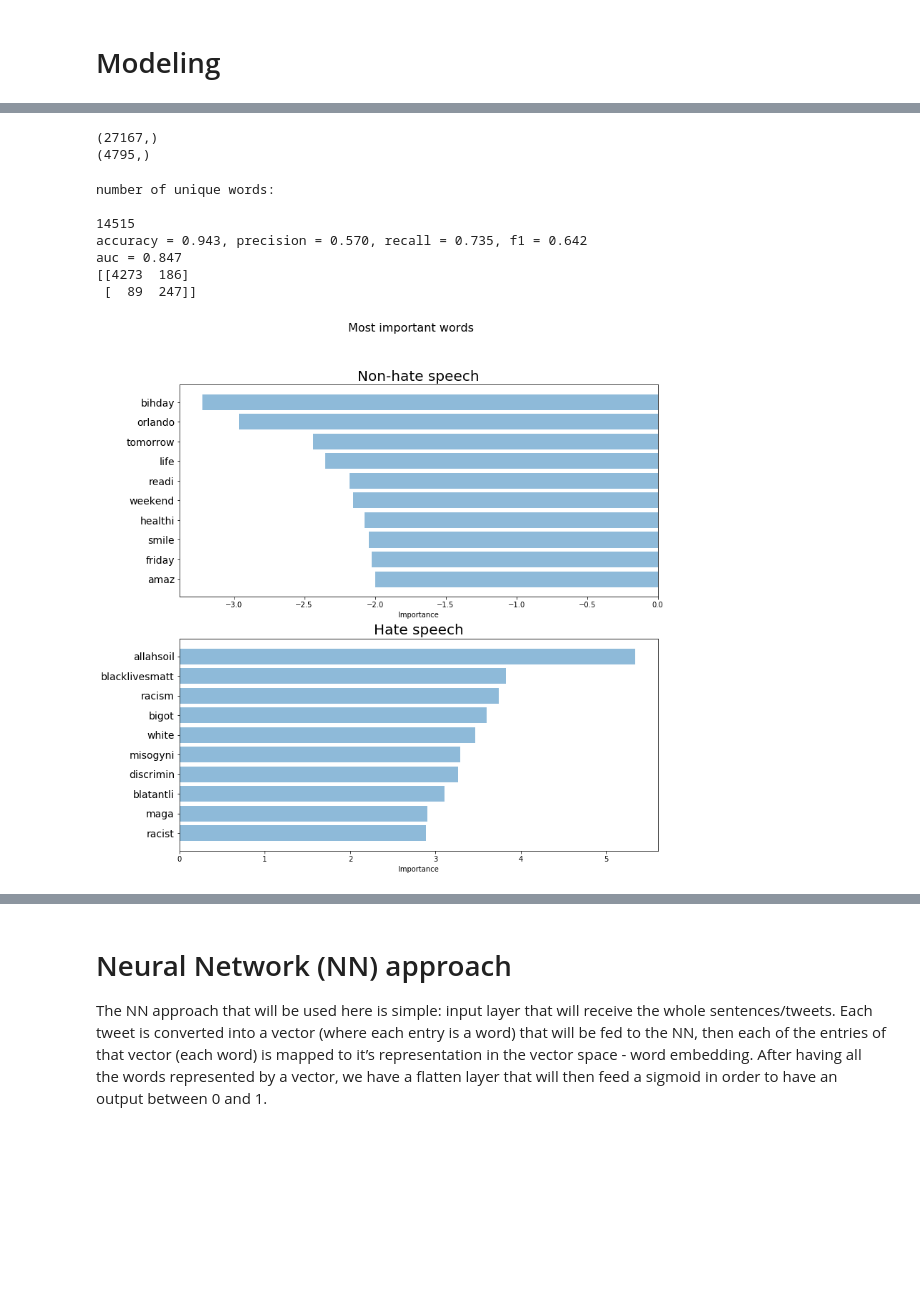
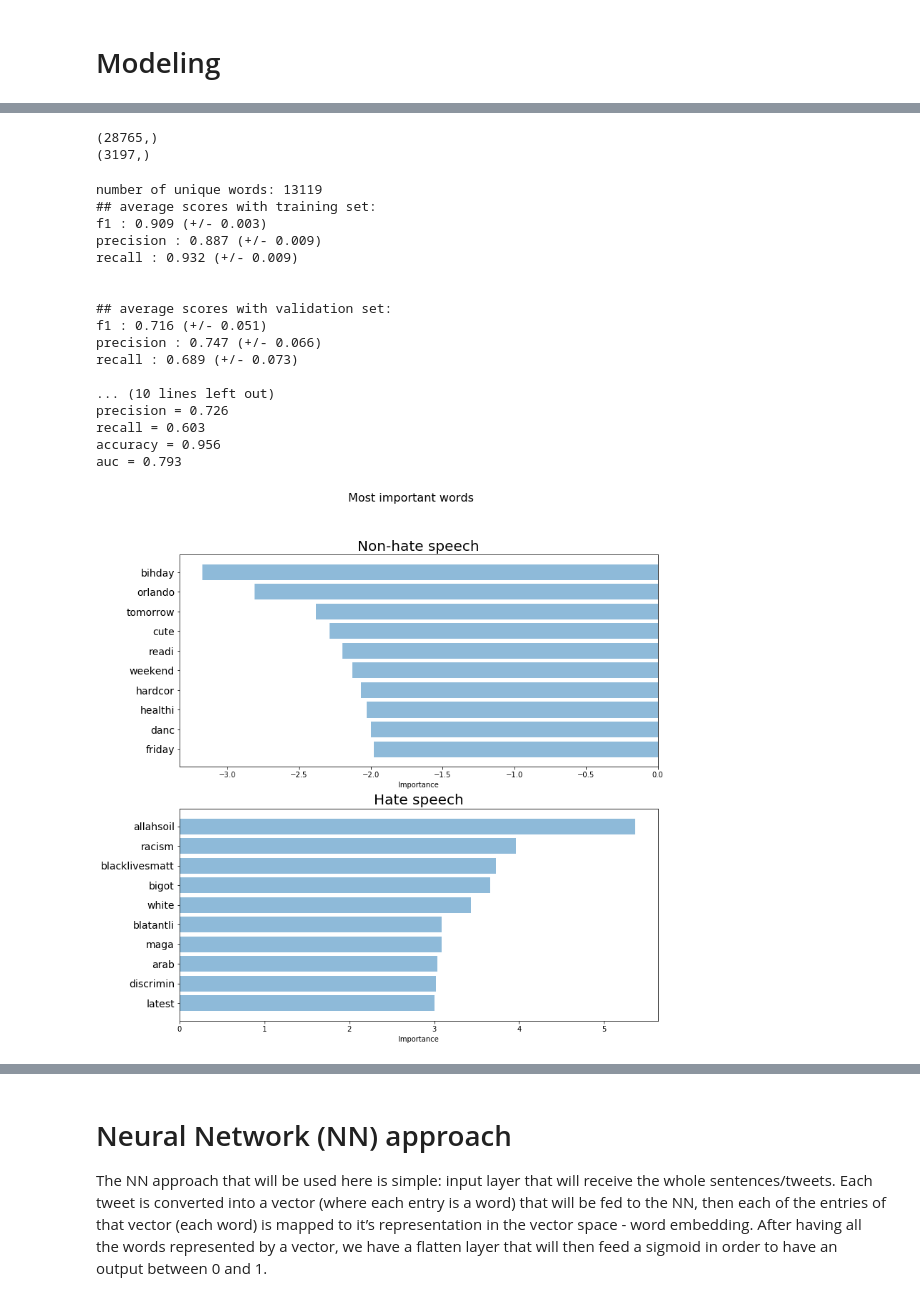
Before and after one commit to csazevedo/sentiment_analysis_v1, a Jupyter notebook: sentiment_analysis_v1.ipynb, the cells around one changed output, grey strips where cells are left out. Saved outputs shown, nothing was run; the diff lists cells and outputs as text; code cells hidden in the pictures; blank space fills up the shorter version.

```diff
--- a/sentiment_analysis_v1.ipynb
+++ b/sentiment_analysis_v1.ipynb
@@ -366,18 +396,16 @@ At last, in order to use an approach that takes into account the whole sentence
 # %%
 # split data into train set and validation set
-df_train = df[df.is_train == 1]
-
 from sklearn.model_selection import train_test_split
-y = df_train.target.values
-xtrain_id, xvalid_id, ytrain, yvalid = train_test_split(df_train.clean_text_stemmed, y,
+y = df.target.values
+xtrain_id, xtest_id, ytrain, ytest = train_test_split(df.clean_text_stemmed, y,
                                                   stratify=y,
                                                   random_state=42,
-                                                  test_size=0.15, shuffle=True)
+                                                  test_size=0.10, shuffle=True)
 xtrain = xtrain_id.values
-xvalid = xvalid_id.values
+xtest = xtest_id.values
 # %%
 print(xtrain.shape)
-print(xvalid.shape)
+print(xtest.shape)
 # %% [output]
-(27167,)
-(4795,)
+(28765,)
+(3197,)
@@ -384,53 +499,73 @@ print(xvalid.shape)
 # %%
 store_results = {}
+
 '''
 Logistic regression with bag of words features
 '''
+from sklearn.model_selection import StratifiedKFold
+from sklearn.linear_model import LogisticRegression
+
 ctv = CountVectorizer(analyzer='word',
                       token_pattern=r'\w{1,}',
                       ngram_range=(1, 3),
                       stop_words = 'english',
                       min_df=3,
                       max_df=0.9)
 
 # Fitting Count Vectorizer to both training and test sets (semi-supervised learning)
-ctv.fit(list(xtrain) + list(xvalid))
+ctv.fit(list(xtrain))# + list(xtest))
 
-print('number of unique words: \n')
-print(len(ctv.get_feature_names()))
+print('number of unique words: ' + str(len(ctv.get_feature_names())))
 
 xtrain_ctv =  ctv.transform(xtrain)
-xvalid_ctv = ctv.transform(xvalid)
+xtest_ctv = ctv.transform(xtest)
 
-from sklearn.linear_model import LogisticRegression
-# Fitting a simple Logistic Regression on Counts
+# Fitting a simple Logistic Regression - cross-validation
 clf = LogisticRegression(C=1.0, class_weight='balanced')
-clf.fit(xtrain_ctv, ytrain)
-predictions = clf.predict(xvalid_ctv)
 
-accuracy, precision, recall, f1, auc = get_metrics(yvalid, predictions)
-print("accuracy = %.3f, precision = %.3f, recall = %.3f, f1 = %.3f" % (accuracy, precision, recall, f1))
+X = xtrain_ctv
+y = ytrain
+
+cv = StratifiedKFold(n_splits=10, shuffle=True, random_state=43)
+
+best_cv_f1,best_cv_p,best_cv_r,best_model,best_threshold = evaluate_results(clf, cv, X, y)
+
+# test model
+print('\n')
+print('## best model scores with test set:')
+predictions = best_model.predict_proba(xtest_ctv)[:,1] >= best_threshold
+
+accuracy, precision, recall, f1, auc = get_metrics(ytest, predictions)
+print("f1 = %.3f \nprecision = %.3f \nrecall = %.3f \naccuracy = %.3f" % (f1, precision, recall, accuracy))
 print("auc = %.3f" % (auc))
-importance = get_most_important_features(ctv, clf, 10)
-print(confusion_matrix(yvalid, predictions))
+importance = get_most_important_features(ctv, best_model, 10)
 
 top_scores = [a[0] for a in importance[0]['tops']]
 top_words = [a[1] for a in importance[0]['tops']]
 bottom_scores = [a[0] for a in importance[0]['bottom']]
 bottom_words = [a[1] for a in importance[0]['bottom']]
 
 plot_important_words(top_scores, top_words, bottom_scores, bottom_words, "Most important words")
-
 store_results['LR_bow'] = "accuracy = %.3f, precision = %.3f, recall = %.3f, f1 = %.3f" % (accuracy, precision, recall, f1)
 # %% [output]
-number of unique words:
+number of unique words: 13119
+## average scores with training set:
+f1 : 0.909 (+/- 0.003)
+precision : 0.887 (+/- 0.009)
+recall : 0.932 (+/- 0.009)
 
-14515
-accuracy = 0.943, precision = 0.570, recall = 0.735, f1 = 0.642
-auc = 0.847
-[[4273  186]
- [  89  247]]
+
+## average scores with validation set:
+f1 : 0.716 (+/- 0.051)
+precision : 0.747 (+/- 0.066)
+recall : 0.689 (+/- 0.073)
+
+... (10 lines left out)
+precision = 0.726
+recall = 0.603
+accuracy = 0.956
+auc = 0.793
-[figure, old version]
+[figure, new version]
 # %%
 '''
 Logistic regression with TF-IDF features
```
Also changed, not shown: parts of 36 cells of this notebook, 1 other file.
